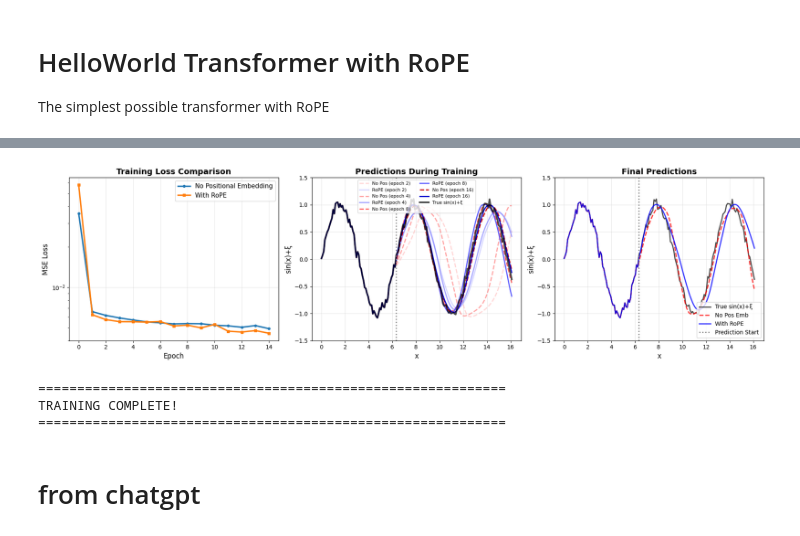
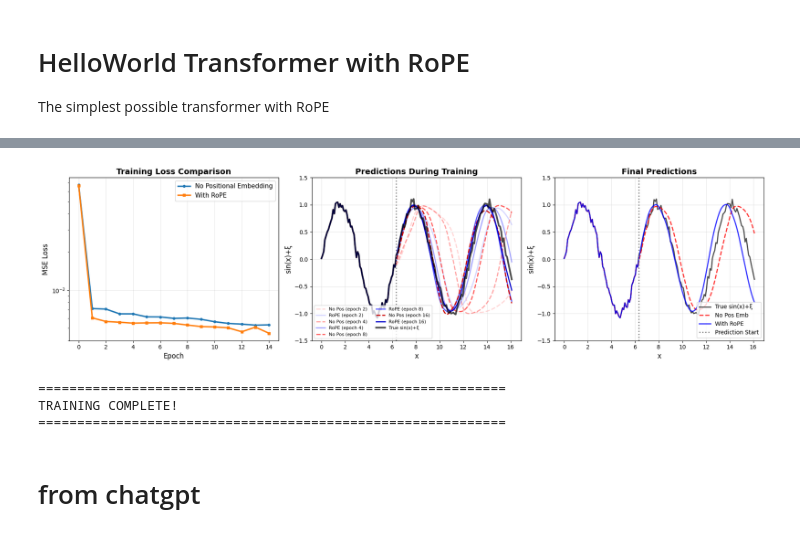
Before and after one commit to ramayer/google-colab-examples, a Jupyter notebook: HelloWorld_Transformer_with_RoPE.ipynb, the cells around one changed output, grey strips where cells are left out. Drawn from its saved outputs; the diff is of its cells as text; code cells hidden in the pictures.

Commit message:
Set the random seed for reproducability.

```diff
--- a/HelloWorld_Transformer_with_RoPE.ipynb
+++ b/HelloWorld_Transformer_with_RoPE.ipynb
@@ -253,7 +253,7 @@ def train_model(model, train_loader, n_epochs=10, lr=0.001, device='cpu'):
         avg_loss = epoch_loss / len(train_loader)
         losses.append(avg_loss)
 
-        if (epoch + 1) % 5 == 0:
+        if (epoch + 1) % 1 == 0:
             print(f"Epoch {epoch+1}/{n_epochs}, Loss: {avg_loss:.6f}")
 
     return losses
@@ -275,10 +275,48 @@ print(f"Using device: {DEVICE}\n")
 train_dataset = SinusoidDataset(n_samples=2000, seq_len=SEQ_LEN, noise_level=0.05)
 train_loader = DataLoader(train_dataset, batch_size=BATCH_SIZE, shuffle=True)
 
+# print("\n" + "="*60)
+# print("Training Model WITH RoPE positional embedding...")
+# print("="*60)
+# model_with_rope = SimpleTransformer(
+#     d_model=64, n_heads=4, n_layers=2, d_ff=256,
+#     seq_len=SEQ_LEN, use_rope=True
+# )
+# losses_with_rope = train_model(model_with_rope, train_loader, n_epochs=N_EPOCHS, device=DEVICE)
+
+
+# Create two models: one with RoPE, one
+
+
+# print("\n" + "="*60)
+# print("Training Model WITH RoPE positional embedding...")
+# print("="*60)
+# torch.manual_seed(42 + target_epoch)
+
+# model_with_rope = SimpleTransformer(
+#     d_model=64, n_heads=4, n_layers=2, d_ff=256,
+#     seq_len=SEQ_LEN, use_rope=True
+# )
+# losses_with_rope = train_model(model_with_rope, train_loader, n_epochs=N_EPOCHS, device=DEVICE)
+
+# print("="*60)
+# print("Training Model WITHOUT positional embedding...")
+# print("="*60)
+# torch.manual_seed(42 + target_epoch)
+
+# model_no_pos = SimpleTransformer(
+#     d_model=64, n_heads=4, n_layers=2, d_ff=256,
+#     seq_len=SEQ_LEN, use_rope=False
+# )
+# losses_no_pos = train_model(model_no_pos, train_loader, n_epochs=N_EPOCHS, device=DEVICE)
+
+
 # Create two models: one with RoPE, one without
 print("="*60)
 print("Training Model WITHOUT positional embedding...")
 print("="*60)
+torch.manual_seed(42 + target_epoch)
+
 model_no_pos = SimpleTransformer(
     d_model=64, n_heads=4, n_layers=2, d_ff=256,
     seq_len=SEQ_LEN, use_rope=False
@@ -288,6 +326,8 @@ losses_no_pos = train_model(model_no_pos, train_loader, n_epochs=N_EPOCHS, devic
 print("\n" + "="*60)
 print("Training Model WITH RoPE positional embedding...")
 print("="*60)
+torch.manual_seed(42 + target_epoch)
+
 model_with_rope = SimpleTransformer(
     d_model=64, n_heads=4, n_layers=2, d_ff=256,
     seq_len=SEQ_LEN, use_rope=True
@@ -341,7 +381,12 @@ for epoch_idx, target_epoch in enumerate(snapshot_epochs):
         epochs_to_train = target_epoch - snapshot_epochs[epoch_idx - 1]
 
     if epochs_to_train > 0:
+        print("NP")
+        torch.manual_seed(42 + target_epoch)
         train_model(model_no_pos_snap, train_loader, n_epochs=epochs_to_train, device=DEVICE)
+        print("RP")
+        torch.manual_seed(42 + target_epoch)
+
         train_model(model_rope_snap, train_loader, n_epochs=epochs_to_train, device=DEVICE)
 
     # Generate predictions
@@ -380,6 +425,11 @@ plt.ylim(-1.5, 1.5)
 
 # Plot 3: Final comparison
 ax3 = plt.subplot(1, 3, 3)
+
+##
+#model_no_pos = model_no_pos_snap
+#model_with_rope = model_rope_snap
+
 model_no_pos.eval()
 model_with_rope.eval()
 
@@ -440,4 +488,4 @@ Epoch 5/8, Loss: 0.003945
-[figure, old version]
+[figure, new version]
 ============================================================
 TRAINING COMPLETE!
 ============================================================
```
Also changed, not shown: parts of 1 cell of this notebook.
